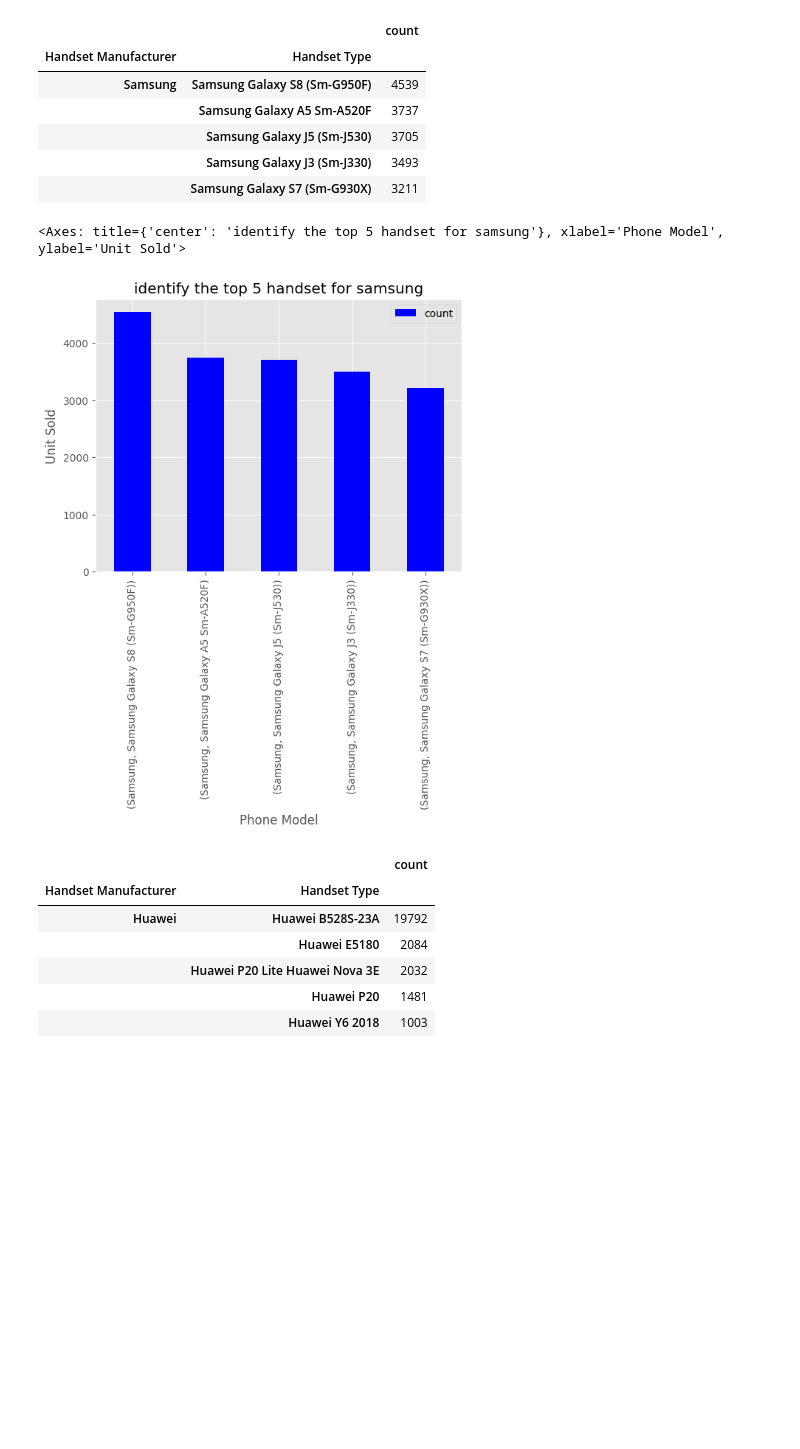
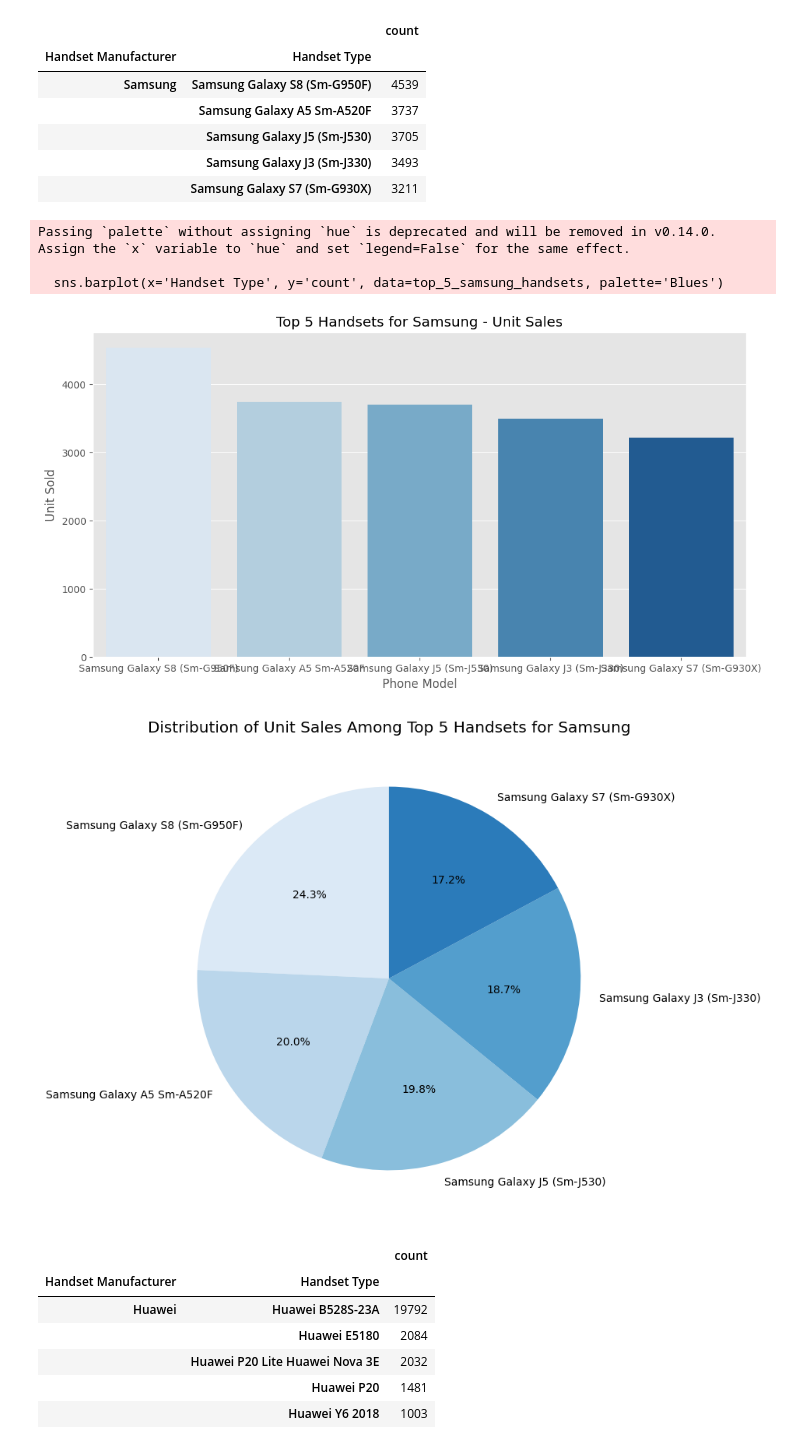
Before and after one commit to Azizadx/user_analytics_in_the_telecommunication, a Jupyter notebook: notebooks/user_overview_analysis/user_behavior_analysis.ipynb, the cells around one changed output. Saved outputs shown, nothing was run; the diff lists cells and outputs as text; code cells hidden in the pictures; blank space fills up the shorter version.

```diff
--- a/notebooks/user_overview_analysis/user_behavior_analysis.ipynb
+++ b/notebooks/user_overview_analysis/user_behavior_analysis.ipynb
@@ -121,10 +189,31 @@ samsung_handset
 |  | Samsung Galaxy J3 (Sm-J330) | 3493 |
 |  | Samsung Galaxy S7 (Sm-G930X) | 3211 |
 # %%
-samsung_handset.plot(kind='bar', title="identify the top 5 handset for samsung", xlabel='Phone Model', ylabel='Unit Sold',color='blue')
+# Convert it to a DataFrame
+df_samsung_handset = samsung_handset.reset_index()
+
+# Sort the DataFrame by 'count' in descending order to get the top 5 handsets
+top_5_samsung_handsets = df_samsung_handset.sort_values(by='count', ascending=False).head(5)
+
+# Plot 1: Bar plot
+plt.figure(figsize=(12, 6))
+sns.barplot(x='Handset Type', y='count', data=top_5_samsung_handsets, palette='Blues')
+plt.title("Top 5 Handsets for Samsung - Unit Sales")
+plt.xlabel("Phone Model")
+plt.ylabel("Unit Sold")
+plt.show()
+
+# Plot 2: Pie chart
+plt.figure(figsize=(8, 8))
+plt.pie(top_5_samsung_handsets['count'], labels=top_5_samsung_handsets['Handset Type'], autopct='%1.1f%%', colors=sns.color_palette('Blues'), startangle=90)
+plt.title("Distribution of Unit Sales Among Top 5 Handsets for Samsung")
+plt.show()
 # %% [output]
-<Axes: title={'center': 'identify the top 5 handset for samsung'}, xlabel='Phone Model', ylabel='Unit Sold'>
+Passing `palette` without assigning `hue` is deprecated and will be removed in v0.14.0. Assign the `x` variable to `hue` and set `legend=False` for the same effect.
+
+  sns.barplot(x='Handset Type', y='count', data=top_5_samsung_handsets, palette='Blues')
-[figure, old version]
+[figure, new version]
+[figure, added]
 # %%
 # identify the top 5 handsets per top 3 handset manufacturer
 # manufactor one : Huawei
```
Also changed, not shown: parts of 14 cells of this notebook.
